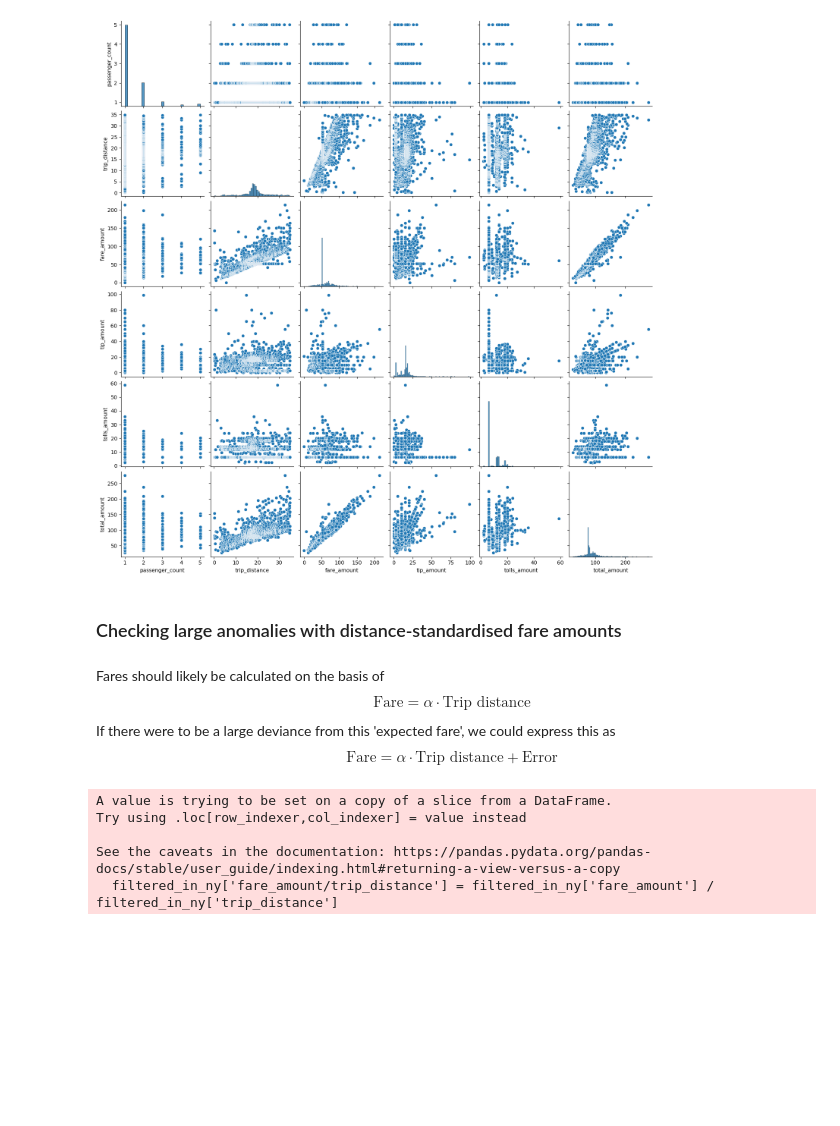
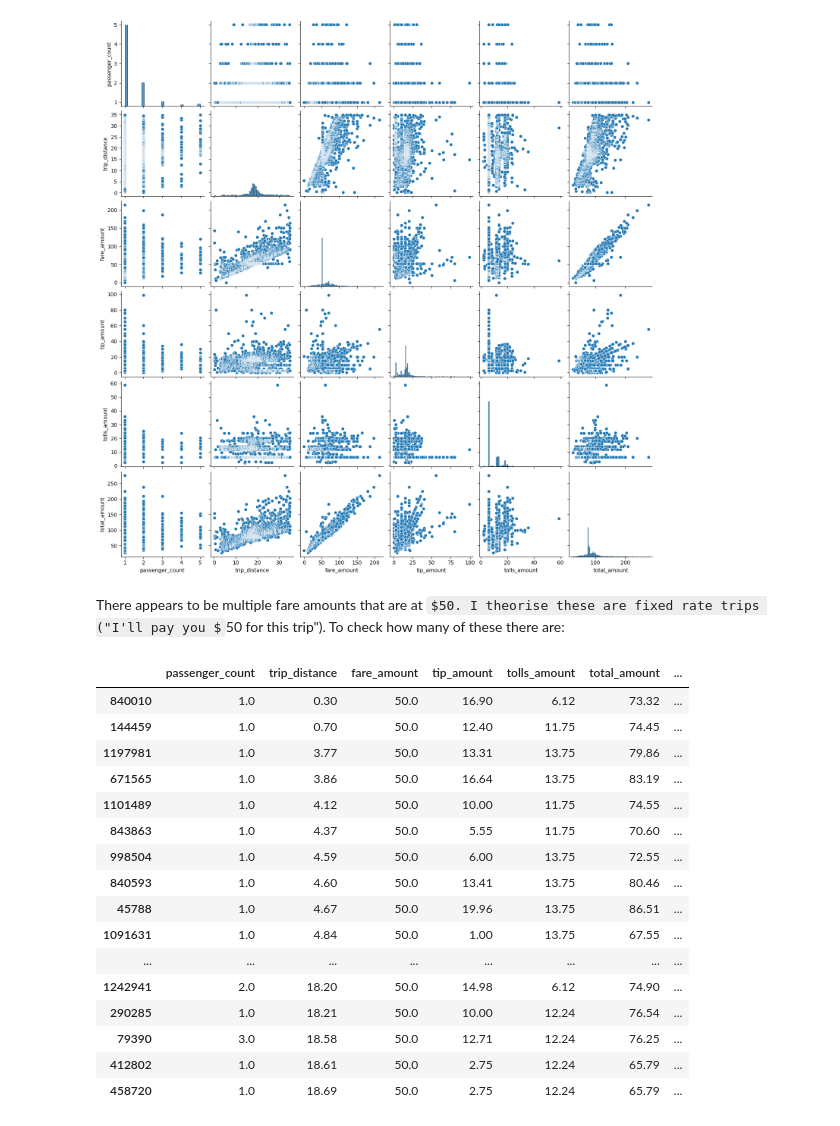
Before and after one commit to haezera/taxis-and-ubers, a Jupyter notebook: research/data_quality.ipynb, the cells around one changed output. Drawn from its saved outputs; the diff is of its cells as text; code cells hidden in the pictures; some formulas as TeX source; blank space fills up the shorter version.

```diff
--- a/research/data_quality.ipynb
+++ b/research/data_quality.ipynb
@@ -223,18 +223,25 @@ sns.pairplot(filtered_in_ny)
 # %% [output]
 <seaborn.axisgrid.PairGrid at 0x...>
 [figure]
-# %% [markdown]
-### Checking large anomalies with distance-standardised fare amounts
-# %% [markdown]
-Fares should likely be calculated on the basis of
-$$ \text{Fare} = \alpha \cdot \text{Trip distance}$$
-If there were to be a large deviance from this 'expected fare', we could express this as
-$$ \text{Fare} = \alpha \cdot \text{Trip distance} + \text{Error}$$
+# %% [markdown]
+There appears to be multiple fare amounts that are at $50. I theorise these are fixed rate trips ("I'll pay you $50 for this trip"). To check how many of these there are:
 # %%
-filtered_in_ny['fare_amount/trip_distance'] = filtered_in_ny['fare_amount'] / filtered_in_ny['trip_distance']
+filtered_in_ny[filtered_in_ny['fare_amount'] == 50]
 # %% [output]
-A value is trying to be set on a copy of a slice from a DataFrame.
-Try using .loc[row_indexer,col_indexer] = value instead
-
-See the caveats in the documentation: https://pandas.pydata.org/pandas-docs/stable/user_guide/indexing.html#returning-a-view-versus-a-copy
-  filtered_in_ny['fare_amount/trip_distance'] = filtered_in_ny['fare_amount'] / filtered_in_ny['trip_distance']
+|  | passenger_count | trip_distance | fare_amount | tip_amount | tolls_amount | total_amount | ... |
+| 840010 | 1.0 | 0.30 | 50.0 | 16.90 | 6.12 | 73.32 | ... |
+| 144459 | 1.0 | 0.70 | 50.0 | 12.40 | 11.75 | 74.45 | ... |
+| 1197981 | 1.0 | 3.77 | 50.0 | 13.31 | 13.75 | 79.86 | ... |
+| 671565 | 1.0 | 3.86 | 50.0 | 16.64 | 13.75 | 83.19 | ... |
+| 1101489 | 1.0 | 4.12 | 50.0 | 10.00 | 11.75 | 74.55 | ... |
+| 843863 | 1.0 | 4.37 | 50.0 | 5.55 | 11.75 | 70.60 | ... |
+| 998504 | 1.0 | 4.59 | 50.0 | 6.00 | 13.75 | 72.55 | ... |
+| 840593 | 1.0 | 4.60 | 50.0 | 13.41 | 13.75 | 80.46 | ... |
+| 45788 | 1.0 | 4.67 | 50.0 | 19.96 | 13.75 | 86.51 | ... |
+| 1091631 | 1.0 | 4.84 | 50.0 | 1.00 | 13.75 | 67.55 | ... |
+| ... | ... | ... | ... | ... | ... | ... | ... |
+| 1242941 | 2.0 | 18.20 | 50.0 | 14.98 | 6.12 | 74.90 | ... |
+| 290285 | 1.0 | 18.21 | 50.0 | 10.00 | 12.24 | 76.54 | ... |
+| 79390 | 3.0 | 18.58 | 50.0 | 12.71 | 12.24 | 76.25 | ... |
+| 412802 | 1.0 | 18.61 | 50.0 | 2.75 | 12.24 | 65.79 | ... |
+| 458720 | 1.0 | 18.69 | 50.0 | 2.75 | 12.24 | 65.79 | ... |
```
Also changed, not shown: parts of 2 cells of this notebook, 3 other files.
